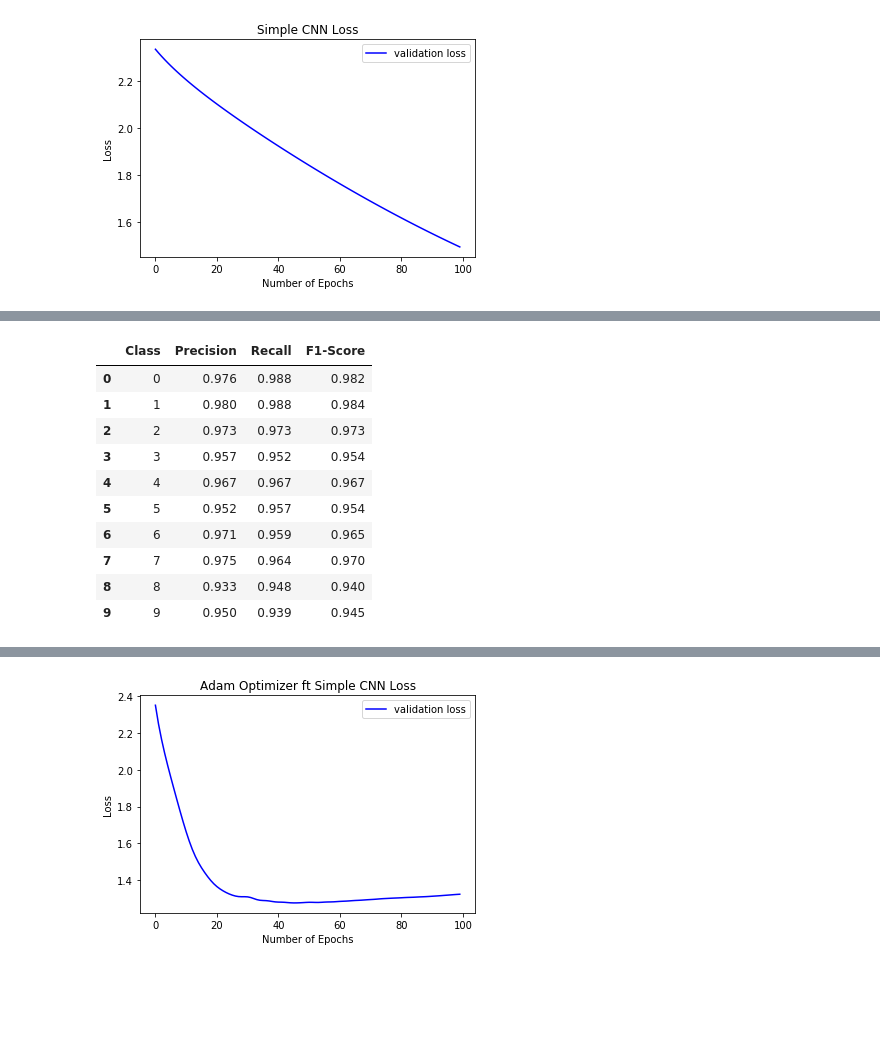
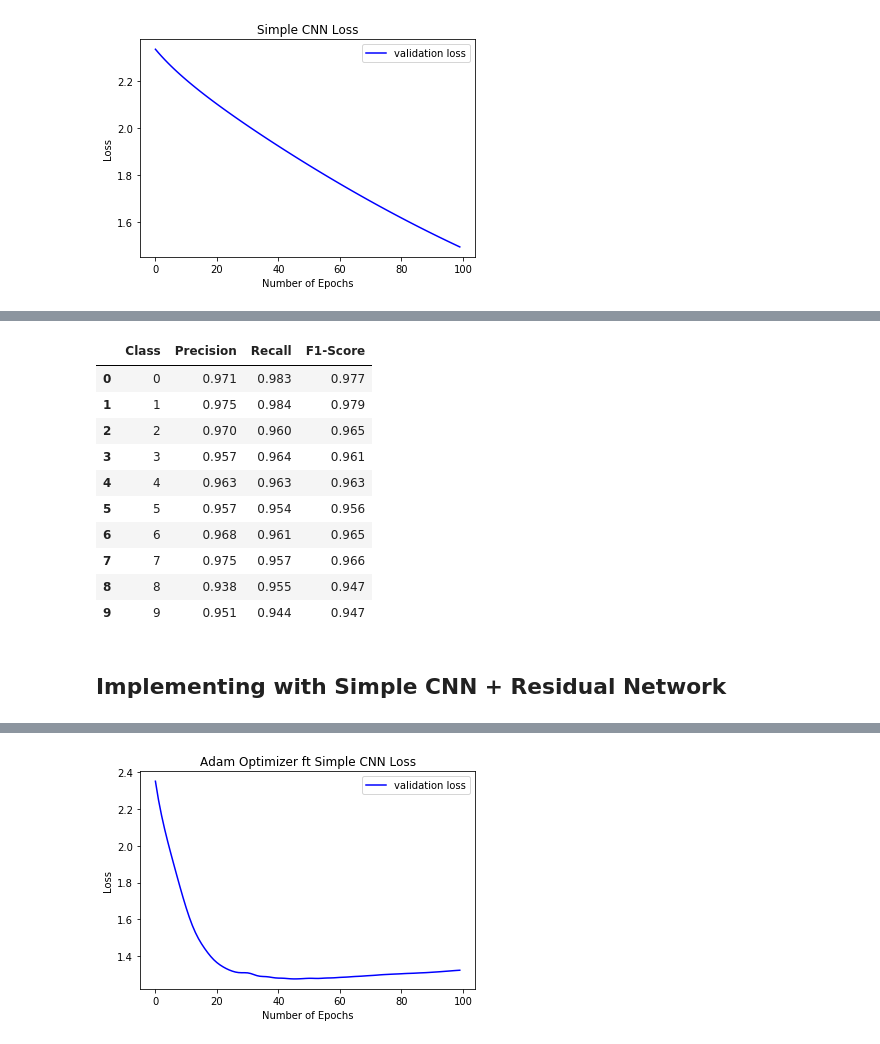
Before and after one commit to NghiaNguyenDuy/Learning, a Jupyter notebook: Numpy_CNN.ipynb, the cells around one changed output, grey strips where cells are left out. Saved outputs shown, nothing was run; the diff lists cells and outputs as text; code cells hidden in the pictures; blank space fills up the shorter version.

Commit message:
Kaggle Notebook | Convolutional Neural Network (CNN) Tutorial | Version 3

```diff
--- a/Numpy_CNN.ipynb
+++ b/Numpy_CNN.ipynb
@@ -480,3 +463,21 @@ plt.legend()
 plt.show()
 # %% [output]
 [figure]
+# %%
+# confusion matrix
+
+# Predict the values from the validation dataset
+Y_pred = predict(X_val, dense1, relu1, dense2)
+# Convert predictions classes to one hot vectors
+Y_pred_classes = np.argmax(Y_pred,axis = 1)
+# Convert validation observations to one hot vectors
+Y_true = np.argmax(Y_val,axis = 1)
+# compute the confusion matrix
+confusion_mtx = confusion_matrix(Y_true, Y_pred_classes)
+# plot the confusion matrix
+f,ax = plt.subplots(figsize=(8, 8))
+sns.heatmap(confusion_mtx, annot=True, linewidths=0.01,cmap="Greens",linecolor="gray", fmt= '.1f',ax=ax)
+plt.xlabel("Predicted Label")
+plt.ylabel("True Label")
+plt.title("Confusion Matrix")
+plt.show()
@@ -482,0 +486,16 @@ plt.show()
+# %%
+# True and predicted labels
+true_labels = []
+pred_labels = []
+for i in range(10):
+    for j in range(10):
+        true_labels.extend([i] * int(confusion_mtx[i][j]))
+        pred_labels.extend([j] * int(confusion_mtx[i][j]))
+
+# Calculate classification report
+report = classification_report(true_labels, pred_labels, output_dict=True)
+report_table = [(label, round(m['precision'], 3), round(m['recall'], 3), round(m['f1-score'], 3))
+                for label, m in report.items() if label.isdigit()]
+
+simple_df = pd.DataFrame(report_table, columns=['Class', 'Precision', 'Recall', 'F1-Score'])
+simple_df
@@ -578,34 +604,34 @@ plt.show()
 # %%
-from sklearn.metrics import classification_report
-
-
 # True and predicted labels
 true_labels = []
 pred_labels = []
 for i in range(10):
     for j in range(10):
         true_labels.extend([i] * int(confusion_mtx[i][j]))
         pred_labels.extend([j] * int(confusion_mtx[i][j]))
 
 # Calculate classification report
 report = classification_report(true_labels, pred_labels, output_dict=True)
 report_table = [(label, round(m['precision'], 3), round(m['recall'], 3), round(m['f1-score'], 3))
                 for label, m in report.items() if label.isdigit()]
 
-df = pd.DataFrame(report_table, columns=['Class', 'Precision', 'Recall', 'F1-Score'])
-df
+adam_df = pd.DataFrame(report_table, columns=['Class', 'Precision', 'Recall', 'F1-Score'])
+adam_df
 # %% [output]
 |  | Class | Precision | Recall | F1-Score |
-| 0 | 0 | 0.976 | 0.988 | 0.982 |
-| 1 | 1 | 0.980 | 0.988 | 0.984 |
-| 2 | 2 | 0.973 | 0.973 | 0.973 |
-| 3 | 3 | 0.957 | 0.952 | 0.954 |
-| 4 | 4 | 0.967 | 0.967 | 0.967 |
-| 5 | 5 | 0.952 | 0.957 | 0.954 |
-| 6 | 6 | 0.971 | 0.959 | 0.965 |
-| 7 | 7 | 0.975 | 0.964 | 0.970 |
-| 8 | 8 | 0.933 | 0.948 | 0.940 |
-| 9 | 9 | 0.950 | 0.939 | 0.945 |
+| 0 | 0 | 0.971 | 0.983 | 0.977 |
+| 1 | 1 | 0.975 | 0.984 | 0.979 |
+| 2 | 2 | 0.970 | 0.960 | 0.965 |
+| 3 | 3 | 0.957 | 0.964 | 0.961 |
+| 4 | 4 | 0.963 | 0.963 | 0.963 |
+| 5 | 5 | 0.957 | 0.954 | 0.956 |
+| 6 | 6 | 0.968 | 0.961 | 0.965 |
+| 7 | 7 | 0.975 | 0.957 | 0.966 |
+| 8 | 8 | 0.938 | 0.955 | 0.947 |
+| 9 | 9 | 0.951 | 0.944 | 0.947 |
+# %% [markdown]
+<a id="10"></a>
+## Implementing with Simple CNN + Residual Network
 # %%
 class ResidualBlock:
     def __init__(self, size, lr=0.001):
```
Also changed, not shown: parts of 25 cells of this notebook.
